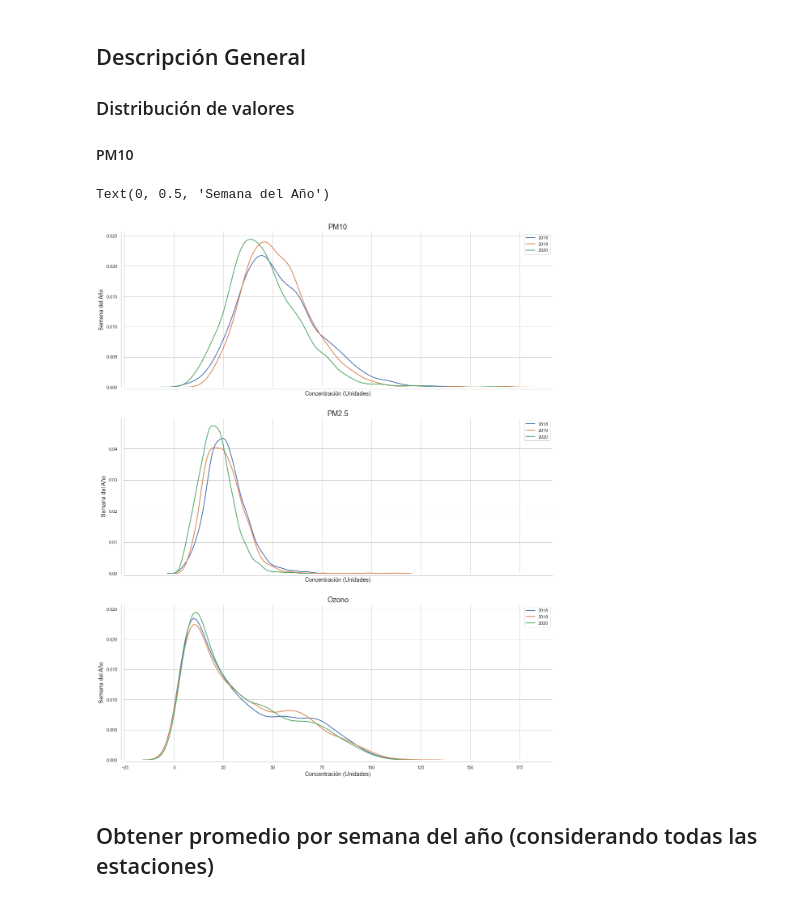
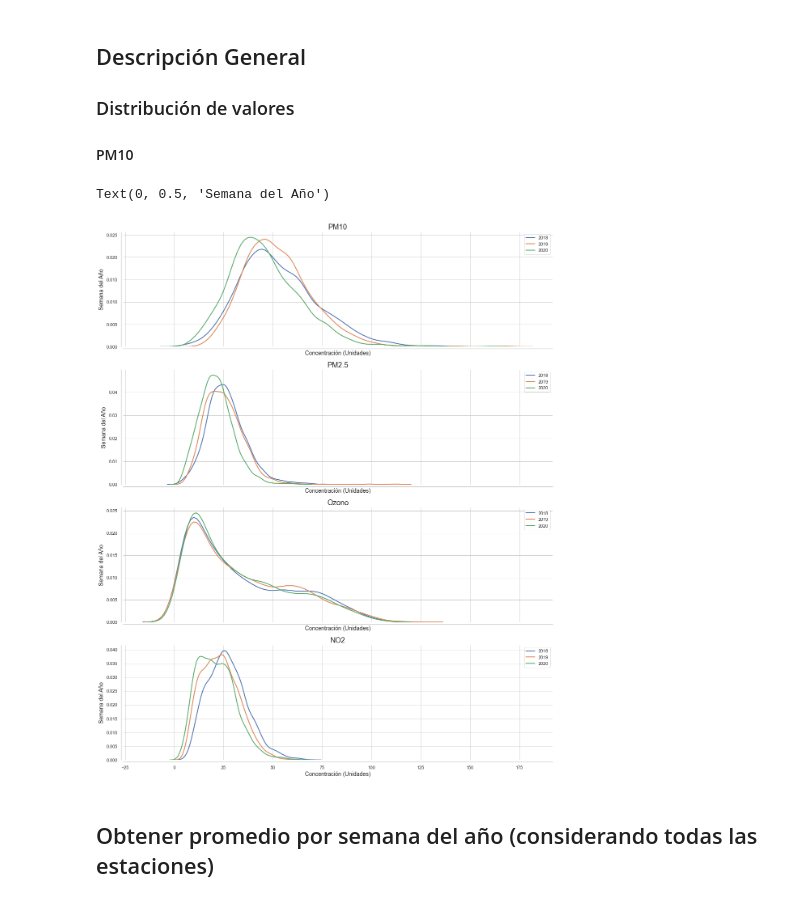
Before and after one commit to DanielBustillos/pollution_COVID_CDMX, a Jupyter notebook: analysis_pollution_level.ipynb, the cells around one changed output. Drawn from its saved outputs; the diff is of its cells as text; code cells hidden in the pictures.

```diff
--- a/analysis_pollution_level.ipynb
+++ b/analysis_pollution_level.ipynb
@@ -70,40 +87,49 @@ Promediar
 # %%
-df_day = df_append.groupby(['fecha', 'año'])[["PM10", 'PM2.5', "O3"]].mean().reset_index(drop=False)
+df_day = df_append.groupby(['fecha', 'año'])[["PM10", 'PM2.5', "O3", 'NO2']].mean().reset_index(drop=False)
 # %% [markdown]
 ## Descripción General
 ### Distribución de valores
 #### PM10
 # %%
-f, axes = plt.subplots(3 ,figsize=(19, 24), sharex=True)
+f, axes = plt.subplots(4 ,figsize=(19, 24), sharex=True)
 anios = [2018,2019,2020]
 
 
 [sns.distplot(df_day[df_day["año"]==anio]['PM10'], label=str(anio), ax=axes[0], hist=False, norm_hist=False, kde=True) for anio in anios]
 sns.despine()
 sns.despine(offset=5, trim=False)
 axes[0].set_title(contaminante, fontsize=18)
 axes[0].set_xlabel('Concentración (Unidades)', fontsize=14)
 axes[0].set_ylabel('Semana del Año', fontsize=14)
 ######
 
 [sns.distplot(df_day[df_day["año"]==anio]['PM2.5'], label=str(anio), ax=axes[1], hist=False, norm_hist=False, kde=True) for anio in anios]
 sns.despine()
 sns.despine(offset=5, trim=False)
 axes[1].set_title("PM2.5", fontsize=18)
 axes[1].set_xlabel('Concentración (Unidades)', fontsize=14)
 axes[1].set_ylabel('Semana del Año', fontsize=14)
 ######
 
 [sns.distplot(df_day[df_day["año"]==anio]['O3'], label=str(anio), ax=axes[2], hist=False, norm_hist=False, kde=True) for anio in anios]
 sns.despine()
 sns.despine(offset=5, trim=False)
 axes[2].set_title("Ozono", fontsize=18)
 axes[2].set_xlabel('Concentración (Unidades)', fontsize=14)
 axes[2].set_ylabel('Semana del Año', fontsize=14)
 ######
+
+
+[sns.distplot(df_day[df_day["año"]==anio]['NO2'], label=str(anio), ax=axes[3], hist=False, norm_hist=False, kde=True) for anio in anios]
+sns.despine()
+sns.despine(offset=5, trim=False)
+axes[3].set_title("NO2", fontsize=18)
+axes[3].set_xlabel('Concentración (Unidades)', fontsize=14)
+axes[3].set_ylabel('Semana del Año', fontsize=14)
+######
 # %% [output]
 Text(0, 0.5, 'Semana del Año')
-[figure, old version]
+[figure, new version]
 # %% [markdown]
 ## Obtener promedio por semana del año (considerando todas las estaciones)
 # %%
```
Also changed, not shown: parts of 9 cells of this notebook, 1 other file.
